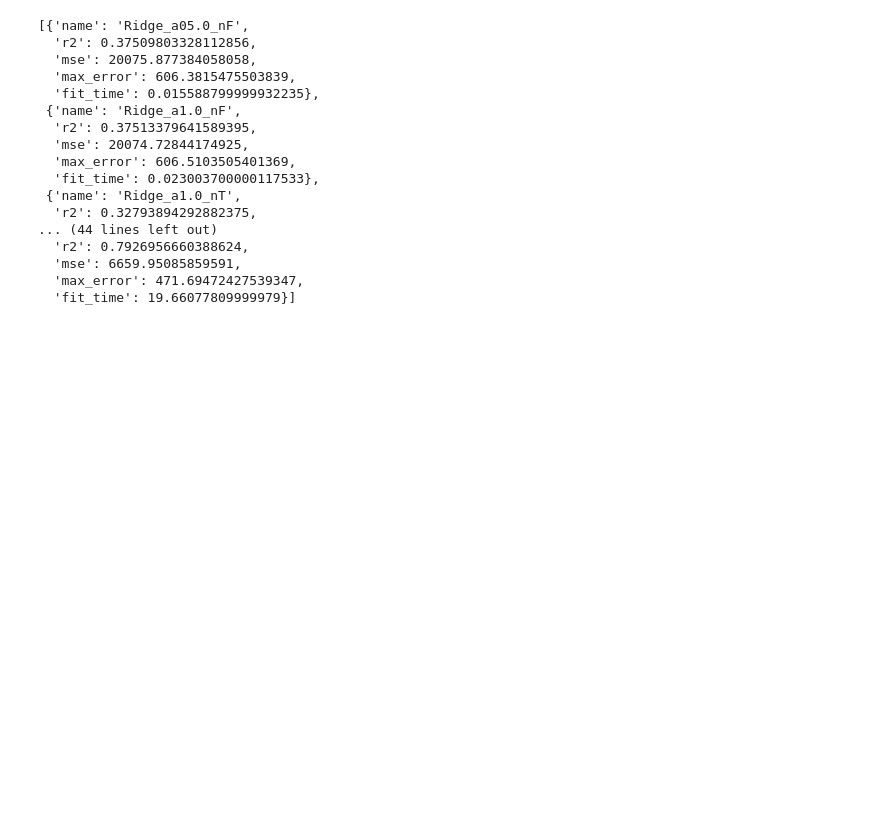
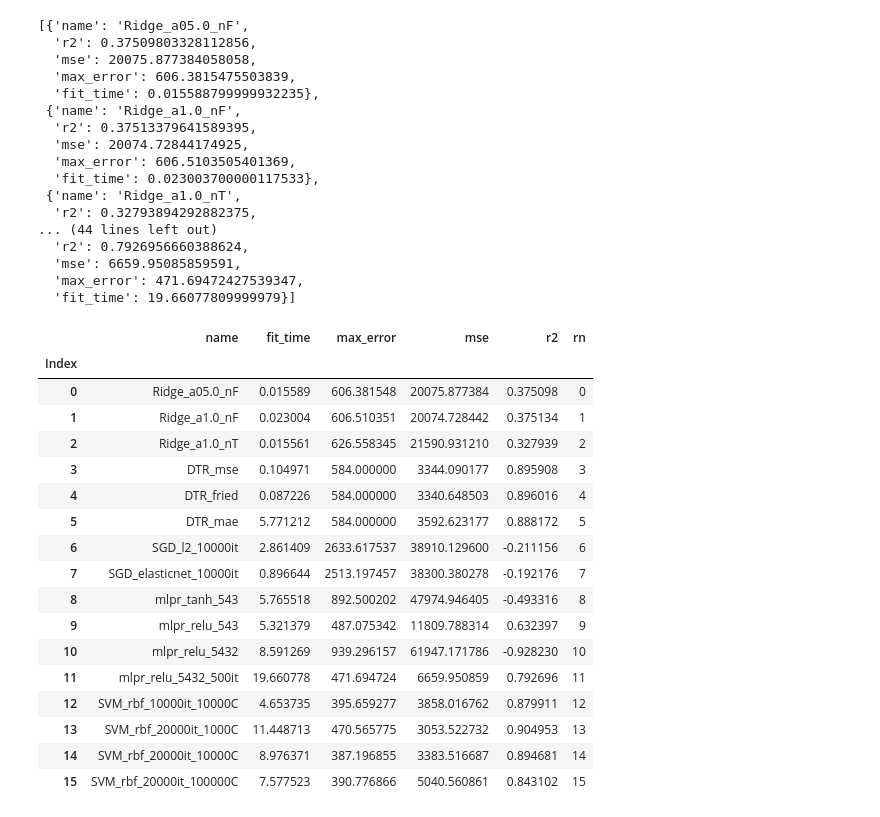
Before and after one commit to theazgra/dataAnalysisCourse, a Jupyter notebook: MAD_III/regression.ipynb, the cells around one changed output. Cells and saved outputs as stored; diff of their text form; code cells hidden in the pictures; blank space fills up the shorter version.

Commit message:
Regression result.

```diff
--- a/MAD_III/regression.ipynb
+++ b/MAD_III/regression.ipynb
@@ -180,3 +180,28 @@ results += svmResults
 resultsDf = pd.DataFrame(results) # results
 resultsDf = resultsDf.set_index('name')
 resultsDf.to_csv("regression.csv")
+# %%
+plotDf = pd.read_csv('regression.csv')
+plotDf['Index'] = np.arange(len(plotDf))
+plotDf['rn'] = np.arange(len(plotDf))
+plotDf = plotDf.set_index('Index')
+plotDf
+# %% [output]
+|  | name | fit_time | max_error | mse | r2 | rn |
+| Index |  |  |  |  |  |  |
+| 0 | Ridge_a05.0_nF | 0.015589 | 606.381548 | 20075.877384 | 0.375098 | 0 |
+| 1 | Ridge_a1.0_nF | 0.023004 | 606.510351 | 20074.728442 | 0.375134 | 1 |
+| 2 | Ridge_a1.0_nT | 0.015561 | 626.558345 | 21590.931210 | 0.327939 | 2 |
+| 3 | DTR_mse | 0.104971 | 584.000000 | 3344.090177 | 0.895908 | 3 |
+| 4 | DTR_fried | 0.087226 | 584.000000 | 3340.648503 | 0.896016 | 4 |
+| 5 | DTR_mae | 5.771212 | 584.000000 | 3592.623177 | 0.888172 | 5 |
+| 6 | SGD_l2_10000it | 2.861409 | 2633.617537 | 38910.129600 | -0.211156 | 6 |
+| 7 | SGD_elasticnet_10000it | 0.896644 | 2513.197457 | 38300.380278 | -0.192176 | 7 |
+| 8 | mlpr_tanh_543 | 5.765518 | 892.500202 | 47974.946405 | -0.493316 | 8 |
+| 9 | mlpr_relu_543 | 5.321379 | 487.075342 | 11809.788314 | 0.632397 | 9 |
+| 10 | mlpr_relu_5432 | 8.591269 | 939.296157 | 61947.171786 | -0.928230 | 10 |
+| 11 | mlpr_relu_5432_500it | 19.660778 | 471.694724 | 6659.950859 | 0.792696 | 11 |
+| 12 | SVM_rbf_10000it_10000C | 4.653735 | 395.659277 | 3858.016762 | 0.879911 | 12 |
+| 13 | SVM_rbf_20000it_1000C | 11.448713 | 470.565775 | 3053.522732 | 0.904953 | 13 |
+| 14 | SVM_rbf_20000it_10000C | 8.976371 | 387.196855 | 3383.516687 | 0.894681 | 14 |
+| 15 | SVM_rbf_20000it_100000C | 7.577523 | 390.776866 | 5040.560861 | 0.843102 | 15 |
```
